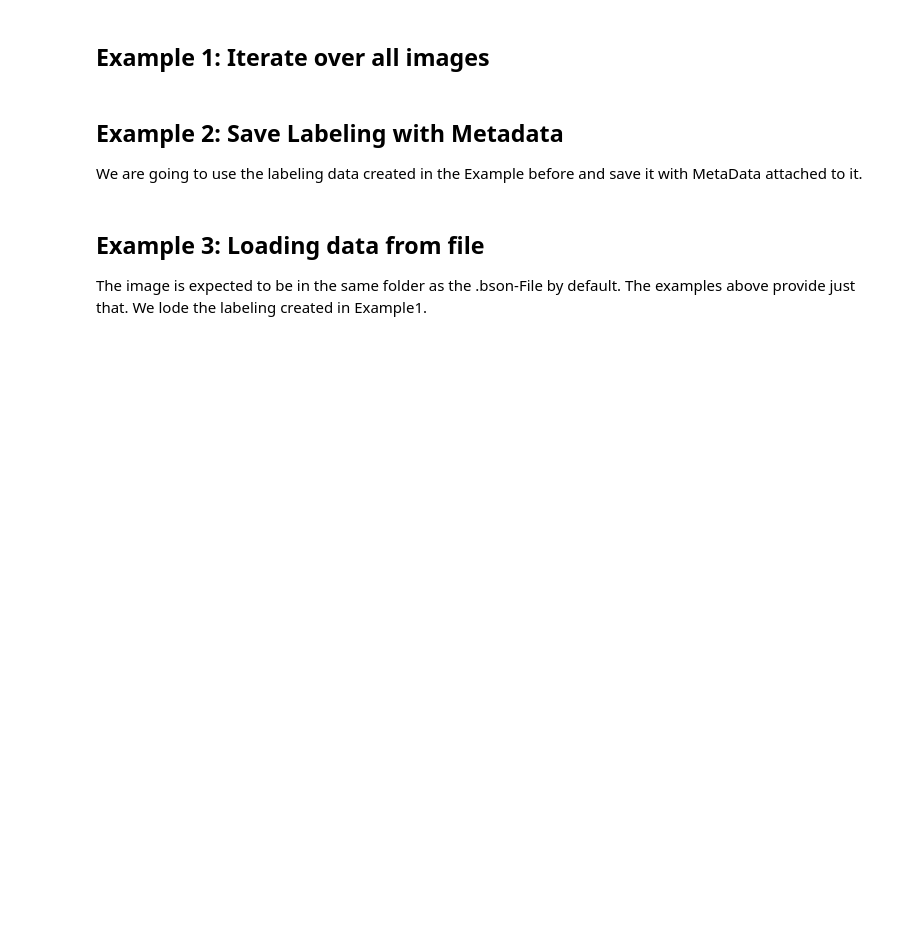
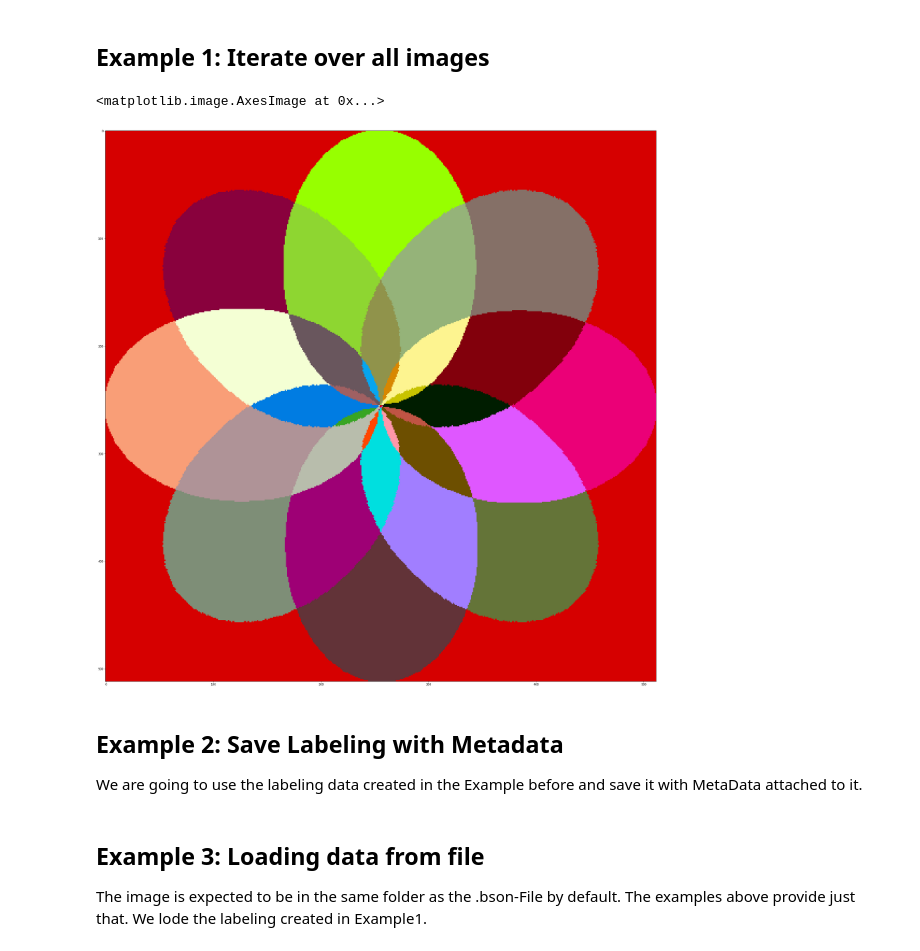
Before and after one commit to Labelings/Labeling_Example, a Jupyter notebook: 01_Python/tutorial.ipynb, the cells around one changed output. Cells and saved outputs as stored; diff of their text form; code cells hidden in the pictures; blank space fills up the shorter version.

```diff
--- a/01_Python/tutorial.ipynb
+++ b/01_Python/tutorial.ipynb
@@ -54,8 +72,11 @@ labeling = lb.Labeling.fromValues(np.zeros((512,512),np.int32))
 labeling.iterate_over_images(example_images, [str(int) for int in list(range(1,len(example_images)+1))])
 img, labelingdata = labeling.save_result("example")
 # %%
-plt.figure(figsize=(12, 12))
+plt.figure(figsize=(36, 36))
 plt.imshow(img, norm=col.Normalize(vmin=0, vmax=53, clip=True), cmap=cc.cm.glasbey_bw)
+# %% [output]
+<matplotlib.image.AxesImage at 0x...>
+[figure, added]
 # %%
 display(vars(labelingdata))
 # %% [markdown]
```
Also changed, not shown: parts of 4 cells of this notebook, 2 other files.
